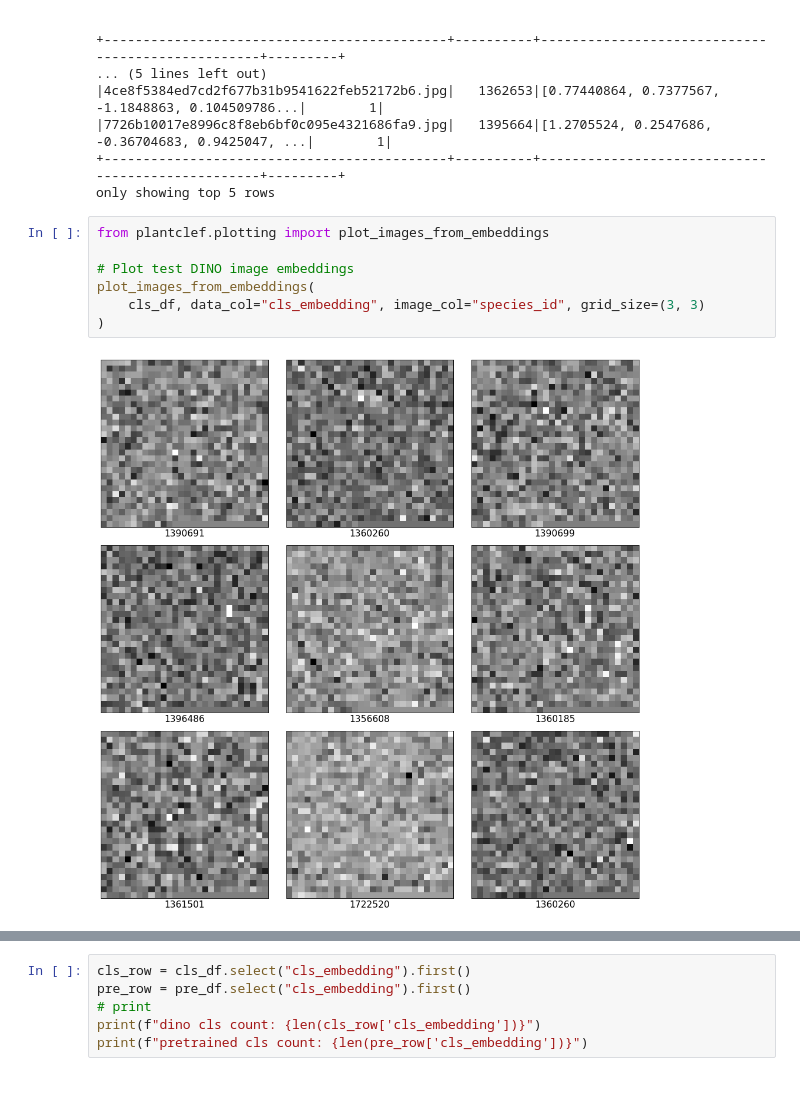
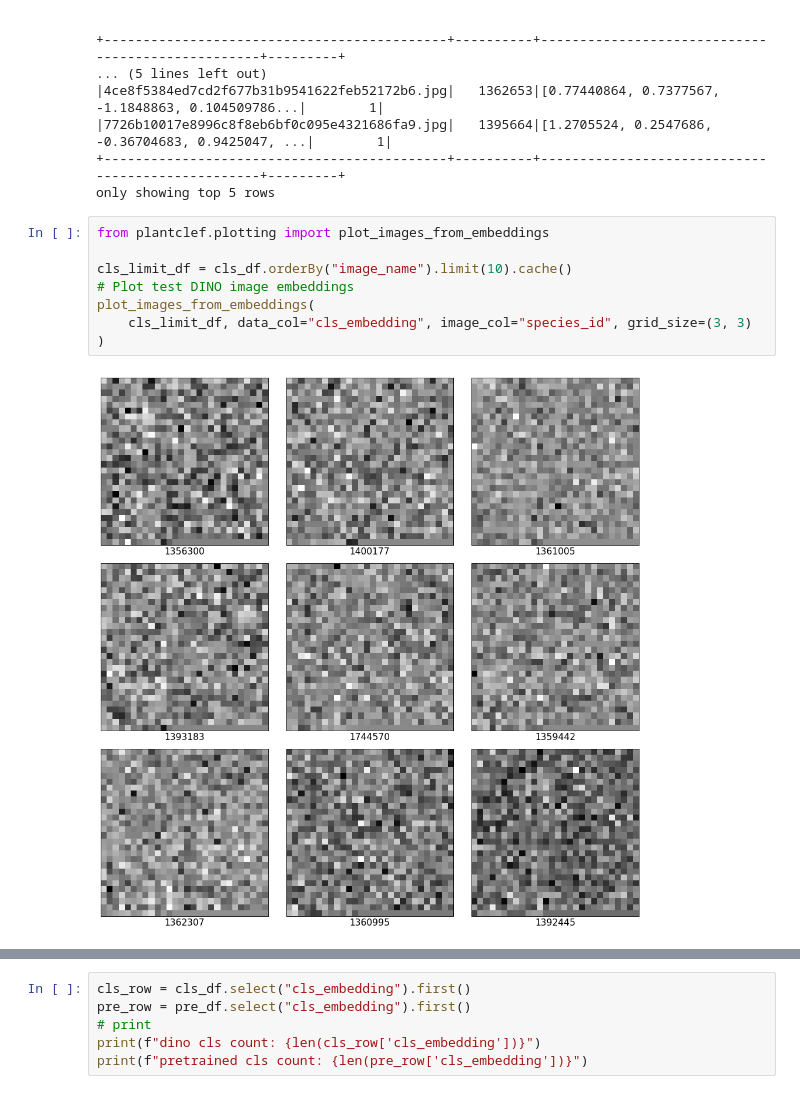
Before and after one commit to dsgt-kaggle-clef/plantclef-2024, a Jupyter notebook: notebooks/modeling/20240518-mg-wrapped-dino-pretrained.ipynb, the cells around one changed output, grey strips where cells are left out. Cells and saved outputs as stored; diff of their text form.

```diff
--- a/notebooks/modeling/20240518-mg-wrapped-dino-pretrained.ipynb
+++ b/notebooks/modeling/20240518-mg-wrapped-dino-pretrained.ipynb
@@ -217,10 +256,11 @@ only showing top 5 rows
 # %%
 from plantclef.plotting import plot_images_from_embeddings
 
+cls_limit_df = cls_df.orderBy("image_name").limit(10).cache()
 # Plot test DINO image embeddings
 plot_images_from_embeddings(
-    cls_df, data_col="cls_embedding", image_col="species_id", grid_size=(3, 3)
+    cls_limit_df, data_col="cls_embedding", image_col="species_id", grid_size=(3, 3)
 )
 # %% [output]
-[figure, old version]
+[figure, new version]
 # %%
```
Also changed, not shown: parts of 6 cells of this notebook, 3 other files.
